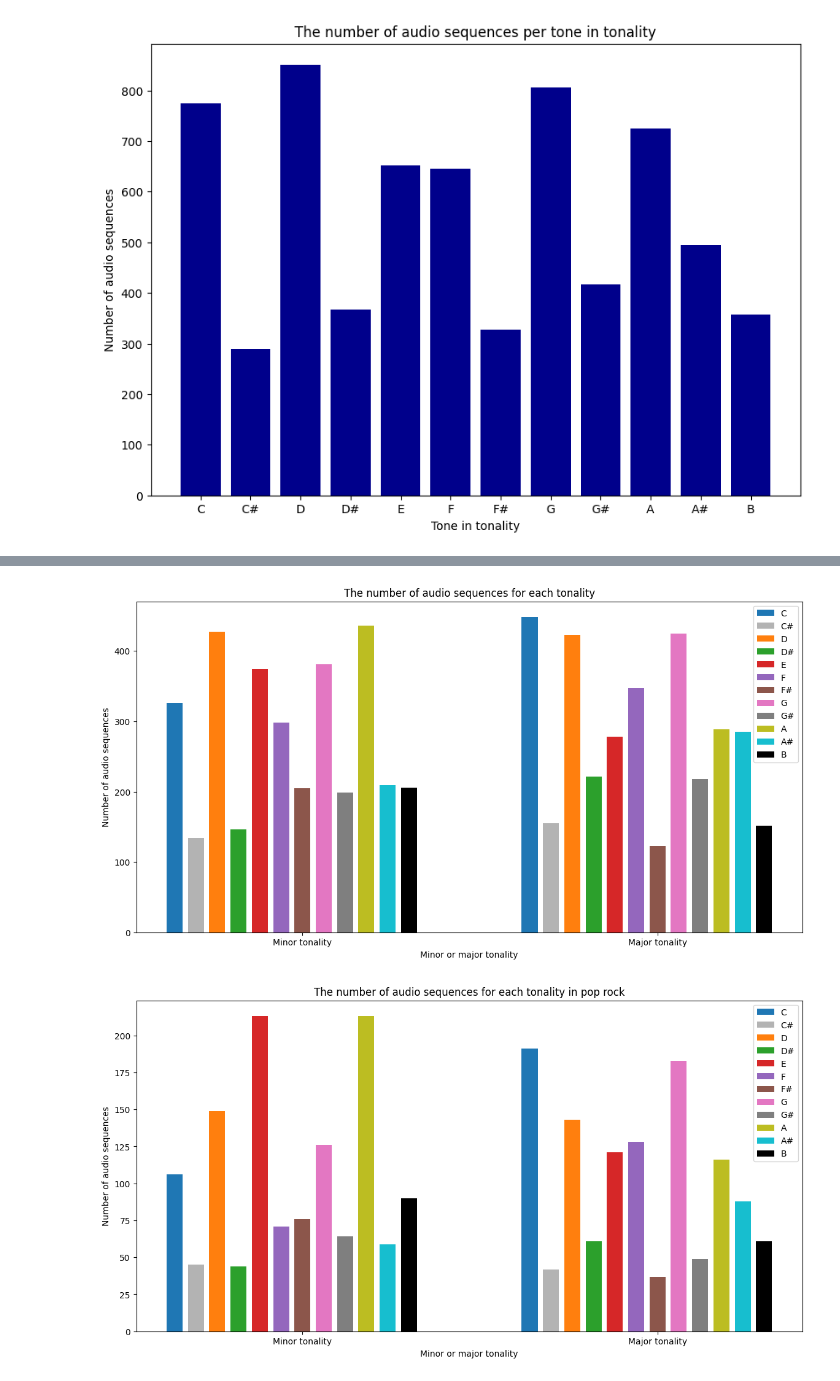
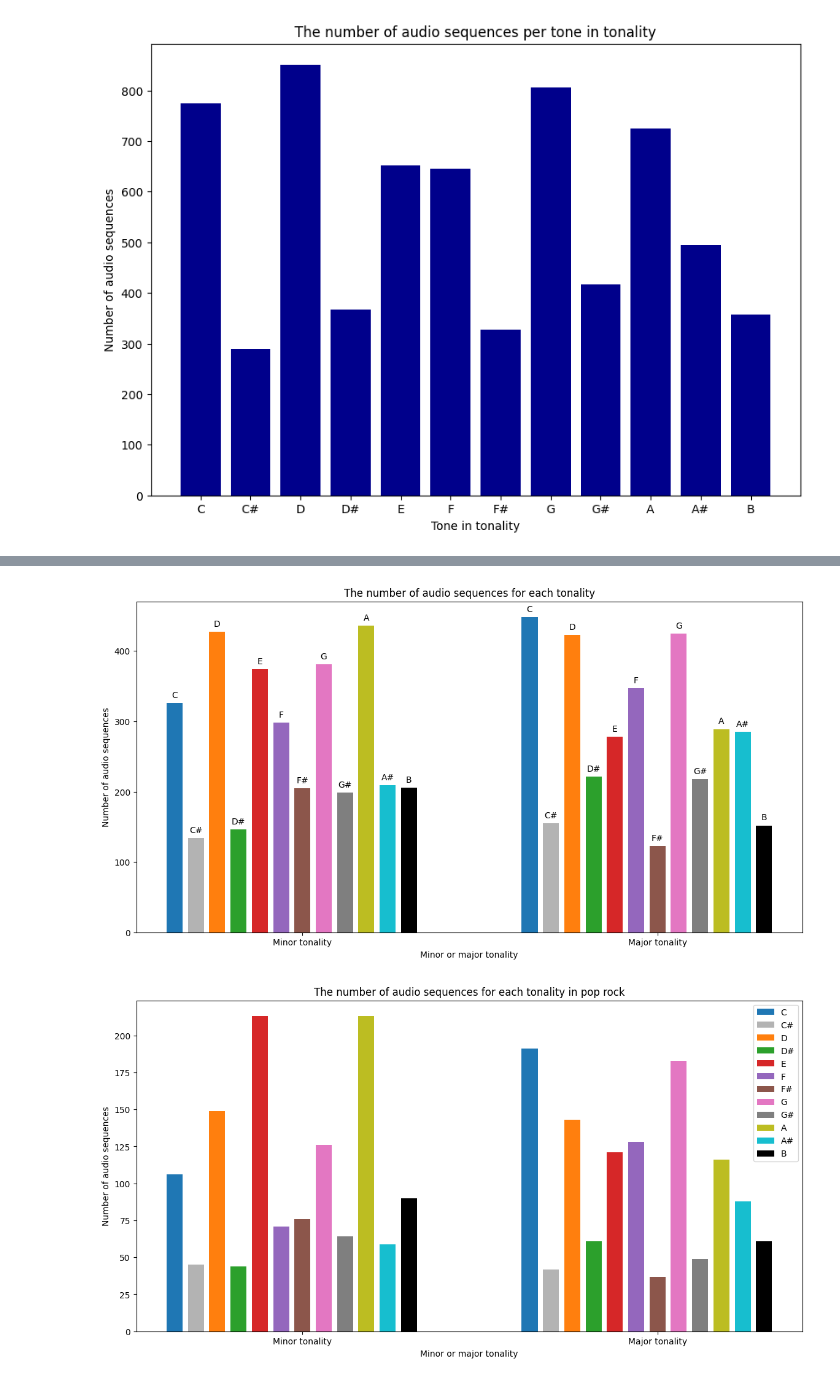
Before and after one commit to ciglenecki/lumen-audio, a Jupyter notebook: src/notebooks/music_analysis.ipynb, the cells around one changed output, grey strips where cells are left out. Cells and saved outputs as stored; diff of their text form; code cells hidden in the pictures.

```diff
--- a/src/notebooks/music_analysis.ipynb
+++ b/src/notebooks/music_analysis.ipynb
@@ -356,38 +366,39 @@ def draw_overall_tone_tonality_full():
     genre_audio["tone"] = genre_audio.apply(lambda x: x["tonality"].split(" ")[0], axis=1)
     genre_audio["minor_major"] = genre_audio.apply(lambda x: x["tonality"].split(" ")[-1], axis=1)
 
     for i, t in enumerate(["minor", "major"]):
         genre_minor_major = genre_audio[genre_audio["minor_major"] == t]
         for j, t2 in enumerate(tones):
             genre_minor_major_tone = genre_minor_major[genre_minor_major["tone"] == t2]
             if i == 0:
-                plt.bar(
+                bar=plt.bar(
                     X_axis[i] - whole_width/2 + j * one_width,
                     genre_minor_major_tone.shape[0],
                     width=one_width - whitespace,
                     color=custom_palette[j],
                     label=t2
                 )
             else:
-                plt.bar(
+                bar=plt.bar(
                     X_axis[i] - whole_width/2 + j * one_width,
                     genre_minor_major_tone.shape[0],
                     width=one_width - whitespace,
                     color=custom_palette[j]
                 )
-
+            rect = bar[0]
+            height = rect.get_height()
+            plt.text(rect.get_x() + rect.get_width() / 2.0, height+5, t2, ha='center', va='bottom')
 
     plt.xticks(X_axis, ["Minor tonality", "Major tonality"])
     plt.title(f"The number of audio sequences for each tonality")
     plt.xlabel("Minor or major tonality")
     plt.ylabel("Number of audio sequences")
-    plt.legend()
     plt.savefig(f"./figures/full_overall_tonality.png")
 
 
 draw_overall_tone_tonality_full()
 # %% [output]
-[figure, old version]
+[figure, new version]
 # %%
 def draw_tone_tonality_full_per_genre():
     X_axis = np.arange(2)
```
Also changed, not shown: parts of 6 cells of this notebook, 9 other files.
